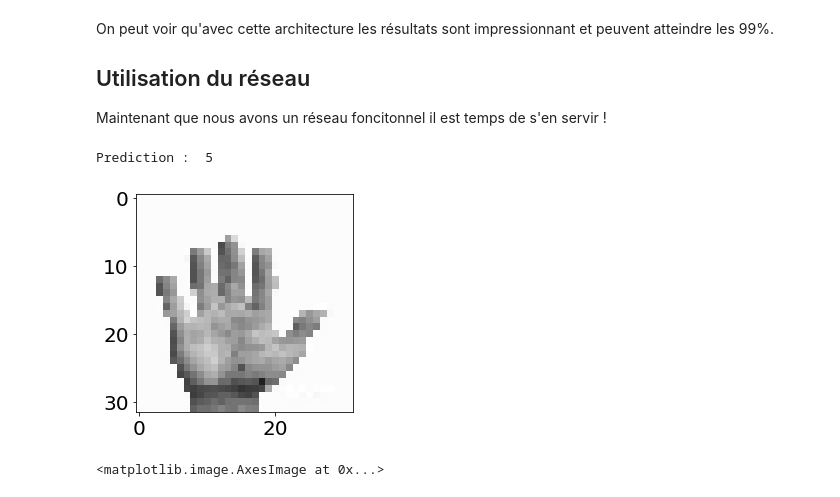
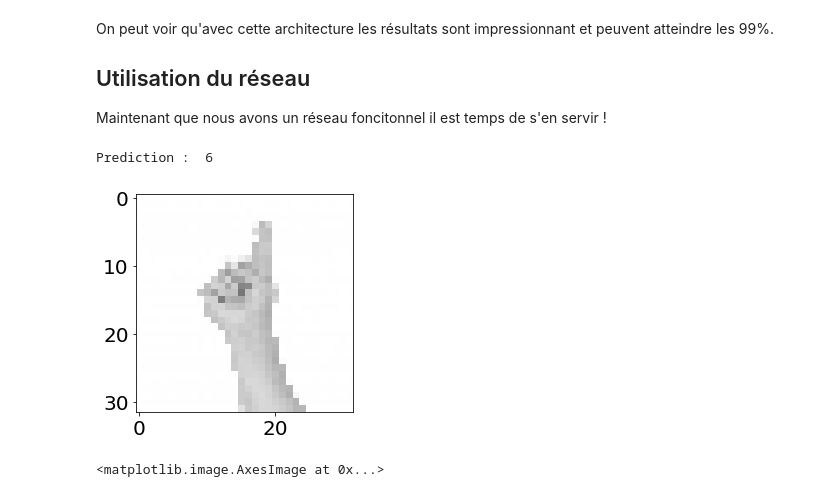
Before and after one commit to CuadrosNicolas/SignLanguageRecognition, a Jupyter notebook: Sign Language Number Recognition.ipynb, the cells around one changed output. Cells and saved outputs as stored; diff of their text form; code cells hidden in the pictures.

```diff
--- a/Sign Language Number Recognition.ipynb
+++ b/Sign Language Number Recognition.ipynb
@@ -39,0 +44,6 @@ Pour avoir des datasets cohérents nous allons également faire en sorte qu'il s
+# %%
+
+#Chargement des images
+images_base = [Image.fromarray(im) for im in np.load("./datas/X.npy")]
+#Chargement des classes
+classes_base = np.load("./datas/Y.npy")
@@ -137,6 +206,9 @@ plt.rcParams.update({'font.size':20})
 Ensuite il faut définir les fonctions d'entraînements et de test associé pour entraîner nos réseaux
 # %%
 def train(model, dataloader_train, optimizer, epoch, criterion):
+    """
+    Entraine un model sur un dataset
+    """
     model.train()
     sum_loss = 0
     for i, (data,target) in enumerate(dataloader_train, 0):
@@ -150,6 +222,9 @@ def train(model, dataloader_train, optimizer, epoch, criterion):
         return loss.item()
 
 def test(model, test_loader,criterion,epoch,max_epoch):
+    """
+    Test un model sur un dataset
+    """
     clear_output(wait=True)
     model.eval()
     test_loss = 0
@@ -162,25 +237,31 @@ def test(model, test_loader,criterion,epoch,max_epoch):
             pred = output.argmax(dim=1, keepdim=True) # récupération l'index de la meilleure proba
             correct += pred.eq(target.view_as(pred)).sum().item()#Comparaison à la vérité
     test_loss /= len(test_loader.dataset)
-    print('Test set[{}/{}]: Average loss: {:.4f}, Accuracy: {}/{} ({:.0f}%)\n'.format(
+    print('Test set[{}/{}]: Loss moyenne : {:.4f}, Précision: {}/{} ({:.0f}%)\n'.format(
         epoch,max_epoch,
         test_loss, correct, len(test_loader.dataset),
             100. * correct / len(test_loader.dataset)))
     return test_loss, 100. * correct / len(test_loader.dataset)
 
-def train_model(model,criterion,n_epoch):
+def train_model(model,criterion,n_epoch,name):
+    """
+    Entraînement général d'un réseau comprenant l'entraînement et le test
+    Effectue également l'enregistrement du meilleur réseau
+    """
     epoch_arr = range(n_epoch)
     train_loss = []
     test_loss = []
     max_test = 0
+    start_time = time.time()
     #Entrainement
     for epoch in epoch_arr:
         train_loss.append( train(model, dataloader_train, optimizer, epoch, criterion))
-        loss,test_prc = test(model, dataloader_test,criterion,epoch,500)
+        loss,test_prc = test(model, dataloader_test,criterion,epoch,n_epoch)
         if test_prc > max_test:
             max_test = test_prc
-            torch.save(model.state_dict(), './best_full_connected.pth')
+            torch.save(model.state_dict(), './best_'+name+'.pth')
         test_loss.append( loss )
+    print("Temps écoulé : ","{0:.2f}".format(time.time() - start_time),"secondes")
     print("max acc : ",max_test)
     #Affichage des courbes de loss
     plt.plot(epoch_arr,train_loss,'b')
@@ -336,5 +418,5 @@ optimizer = torch.optim.Adam(model.parameters(), lr=0.003)
 # %% [markdown]
 Ce réseau étant bien plus complexe que les précédent nous allons l'entraîner jusqu'à 1000 epoch.
 # %%
-train_model(model,criterion,1000)
+train_model(model,criterion,1000,"res")
 # %% [output]
@@ -361,36 +443,36 @@ def map_result(tensor):
         6 : 4,
         7 : 3,
         8 : 2,
         9 : 5,
     }
     return map[tensor.argmax(dim=1, keepdim=True)[0][0].item()]
 
 
 #Chargement du dernier meilleur model
 model.load_state_dict(torch.load("./best_res.pth"))
 def test_on(model,path):
     model.eval()
     #Normalisation de l'image
     Trans = transforms.Compose([
                 transforms.ToTensor(),
                 transforms.Normalize((0.5,), (0.5,)),
             ])
     im = Image.open(path).convert('L').resize((32,32))
     plt.imshow(im)
     #Conversion en variable pytorch
     im = torch.autograd.Variable(Trans(im).unsqueeze_(0))
     #Evaluation
     with torch.no_grad():
             im = im.to(device)
             output = model(im)
             print("Prediction : ",map_result(output))
 
 #Test sur une image
 #Il suffit de changer le chemin pour essayer sur une image.
-test_on(model,"./datas/eval/image_3.jpg")
+test_on(model,"./datas/eval/image_2.jpg")
 # %% [output]
-Prediction :  5
+Prediction :  6
-[figure, old version]
+[figure, new version]
 # %%
 #Affichage d'une image de référence pour vérifier la prédiction
 base = Image.open("./datas/eval/base.jpg")
```
Also changed, not shown: parts of 14 cells of this notebook, 5 other files.
